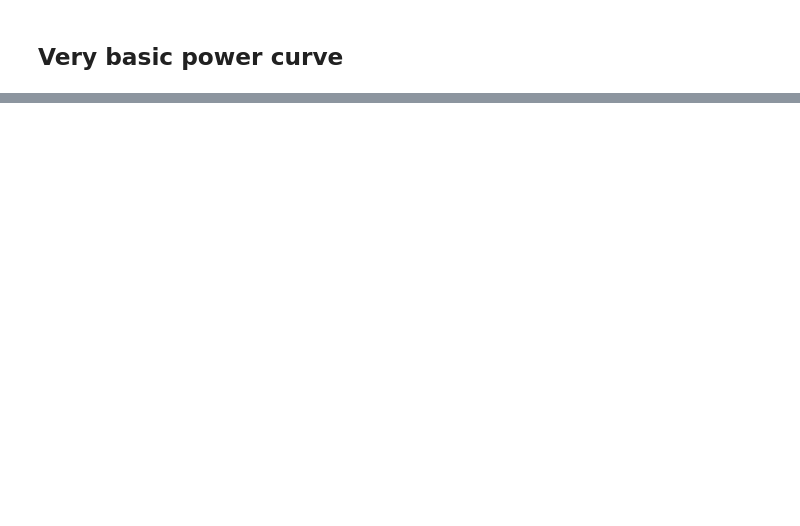
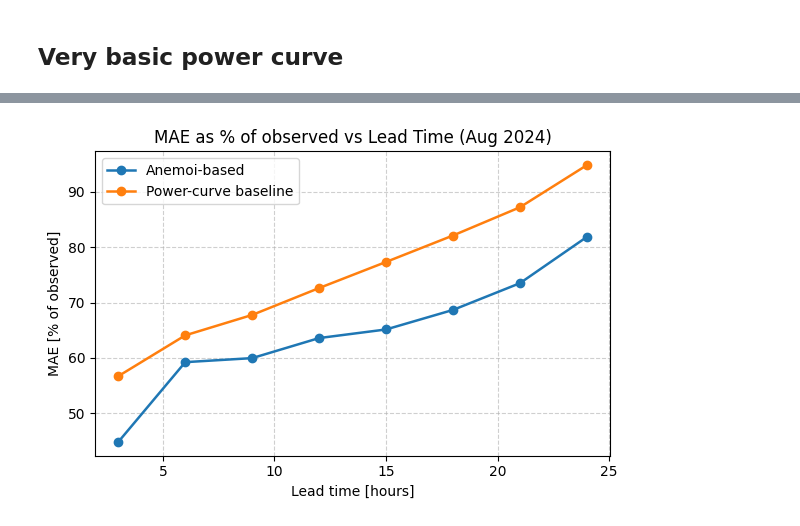
Before and after one commit to UAntwerpM4S/WindAI, a Jupyter notebook: verification/Verification.ipynb, the cells around one changed output, grey strips where cells are left out. Cells and saved outputs as stored; diff of their text form; code cells hidden in the pictures; blank space fills up the shorter version.

```diff
--- a/verification/Verification.ipynb
+++ b/verification/Verification.ipynb
@@ -160,12 +165,17 @@ if missing:
     raise ValueError(f"Missing curve params for: {missing}")
 
 def pc_curve(ws, ci, rated_at, co, p_rated):
-    return np.where(
-        ws < ci, 0.0,
-        np.where(
-            ws < rated_at,
-            (ws - ci) / (rated_at - ci) * p_rated,
-            np.where(ws < co, p_rated, 0.0),
-        )
-    )
+    ws = np.asarray(ws, dtype=float)
+    P = np.zeros_like(ws)
+
+    # ramp region
+    ramp_mask = (ws >= ci) & (ws < rated_at)
+    x = (ws[ramp_mask] - ci) / (rated_at - ci)
+    P[ramp_mask] = p_rated * x**3
+
+    # rated region
+    rated_mask = (ws >= rated_at) & (ws < co)
+    P[rated_mask] = p_rated
+
+    return P
 # %%
@@ -285,0 +274,13 @@ lead_hours head: Index([0, 3, 6, 9, 12, 15, 18, 21], dtype='int64')
+# %%
+plt.figure(figsize=(6,4))
+plt.plot(metrics_ANEMOI["lead_hours"][1:], metrics_ANEMOI["MAE_pct_of_obs"][1:], marker="o", lw=1.8, label="Anemoi-based")
+plt.plot(pc_metrics["lead_hours"][1:], pc_metrics["MAE_pct_of_obs"][1:], marker="o", lw=1.8, label="Power-curve baseline")
+plt.title("MAE as % of observed vs Lead Time (Aug 2024)")
+plt.xlabel("Lead time [hours]")
+plt.ylabel("MAE [% of observed]")
+plt.grid(True, ls="--", alpha=0.6)
+plt.legend()
+plt.tight_layout()
+plt.show()
+# %% [output]
+[figure, added]
```
Also changed, not shown: parts of 15 cells of this notebook, 26 other files.
